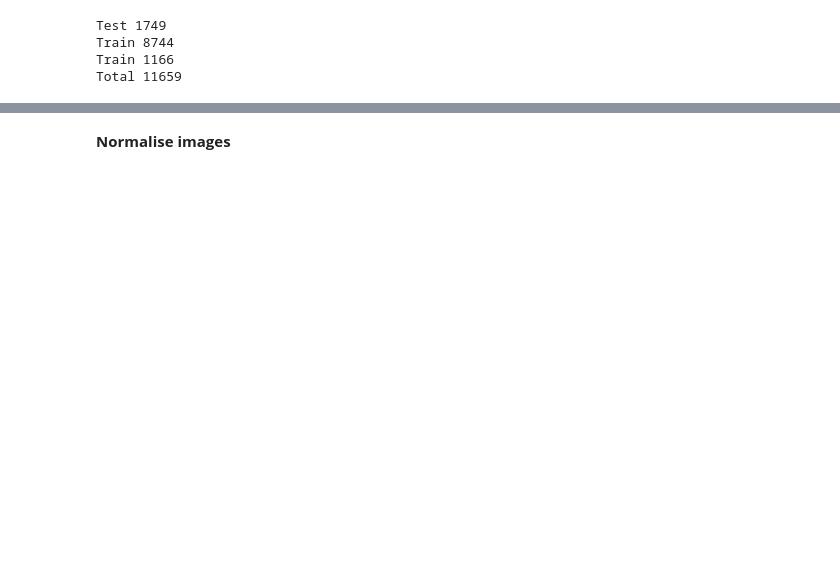
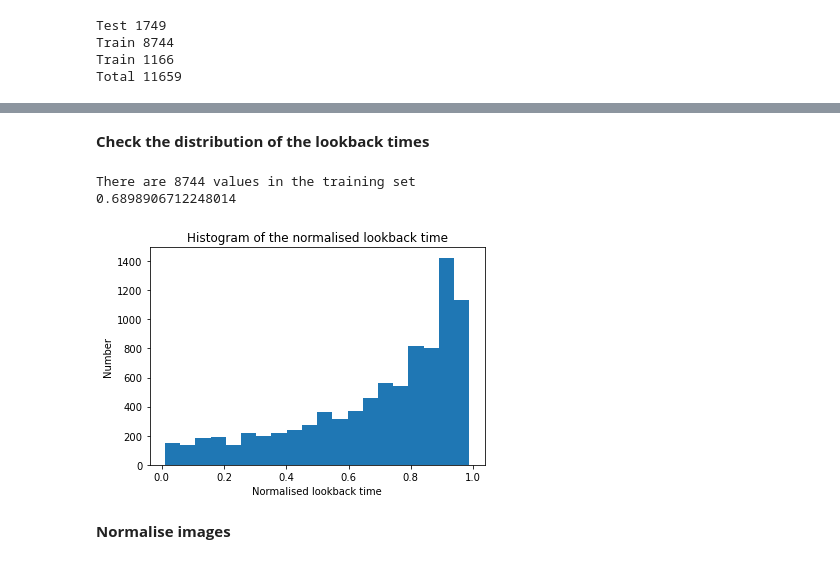
Before and after one commit to EiffL/sfh-inference-hackathon, a Jupyter notebook: notebooks/load_tng100_image_dataset_noiseless.ipynb, the cells around one changed output, grey strips where cells are left out. Saved outputs shown, nothing was run; the diff lists cells and outputs as text; code cells hidden in the pictures; blank space fills up the shorter version.

```diff
--- a/notebooks/load_tng100_image_dataset_noiseless.ipynb
+++ b/notebooks/load_tng100_image_dataset_noiseless.ipynb
@@ -74,3 +67,22 @@ float(example["last_major_merger"])
+# %% [markdown]
+**Check the distribution of the lookback times**
+# %%
+# Let's collect a few examples to check their distributions
+lbts=[]
+for (batch, entry) in enumerate(train_dset.take(len(train_dset))):
+    lbts.append(float(entry['last_major_merger'])/13.6)
+lbts=np.array(lbts)
+# %%
+print("There are",len(lbts),"values in the training set")
+plt.hist(lbts,20)
+plt.title("Histogram of the normalised lookback time")
+plt.ylabel('Number')
+plt.xlabel("Normalised lookback time")
+print(np.mean(lbts))
+# %% [output]
+There are 8744 values in the training set
+0.6898906712248014
+[figure, added]
 # %% [markdown]
 **Normalise images**
 # %%
```
Also changed, not shown: parts of 48 cells of this notebook.
